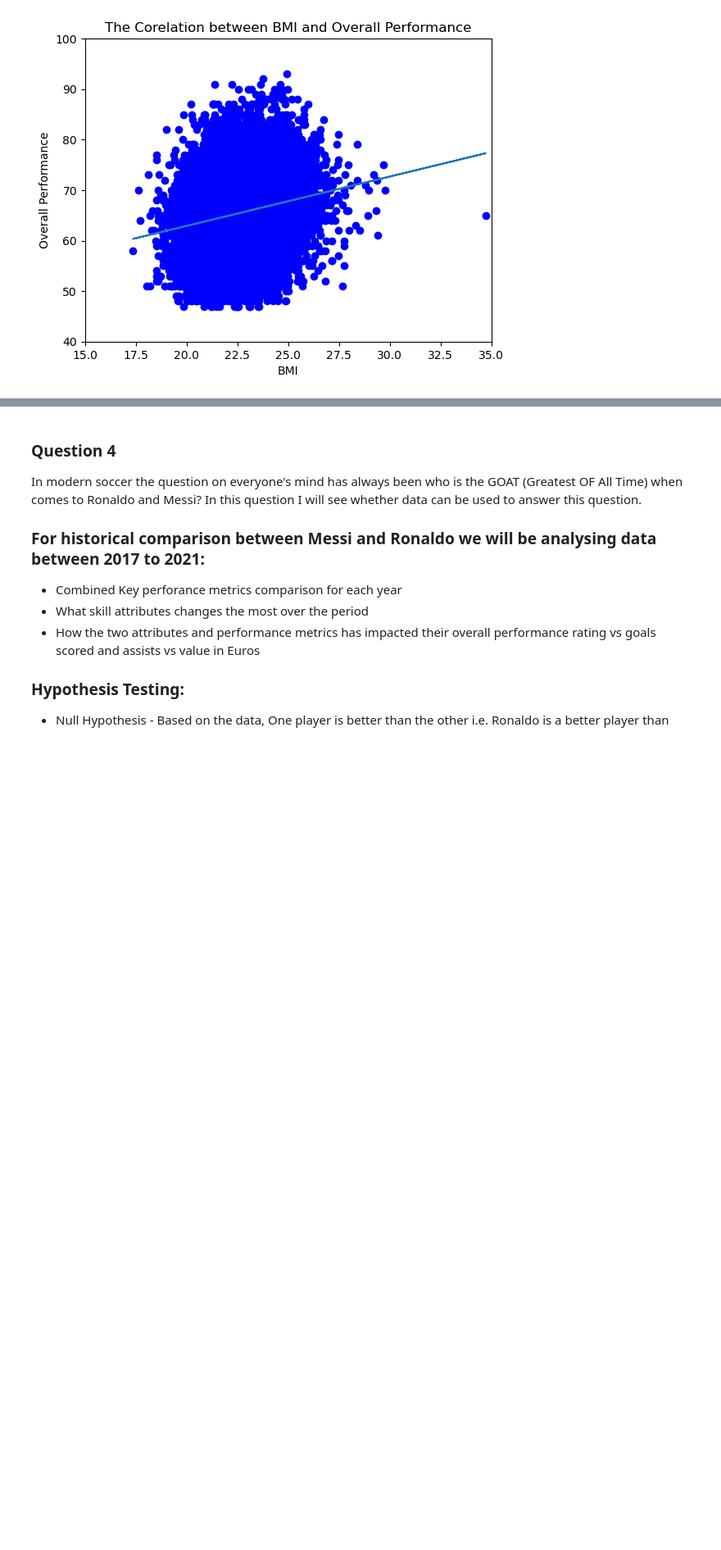
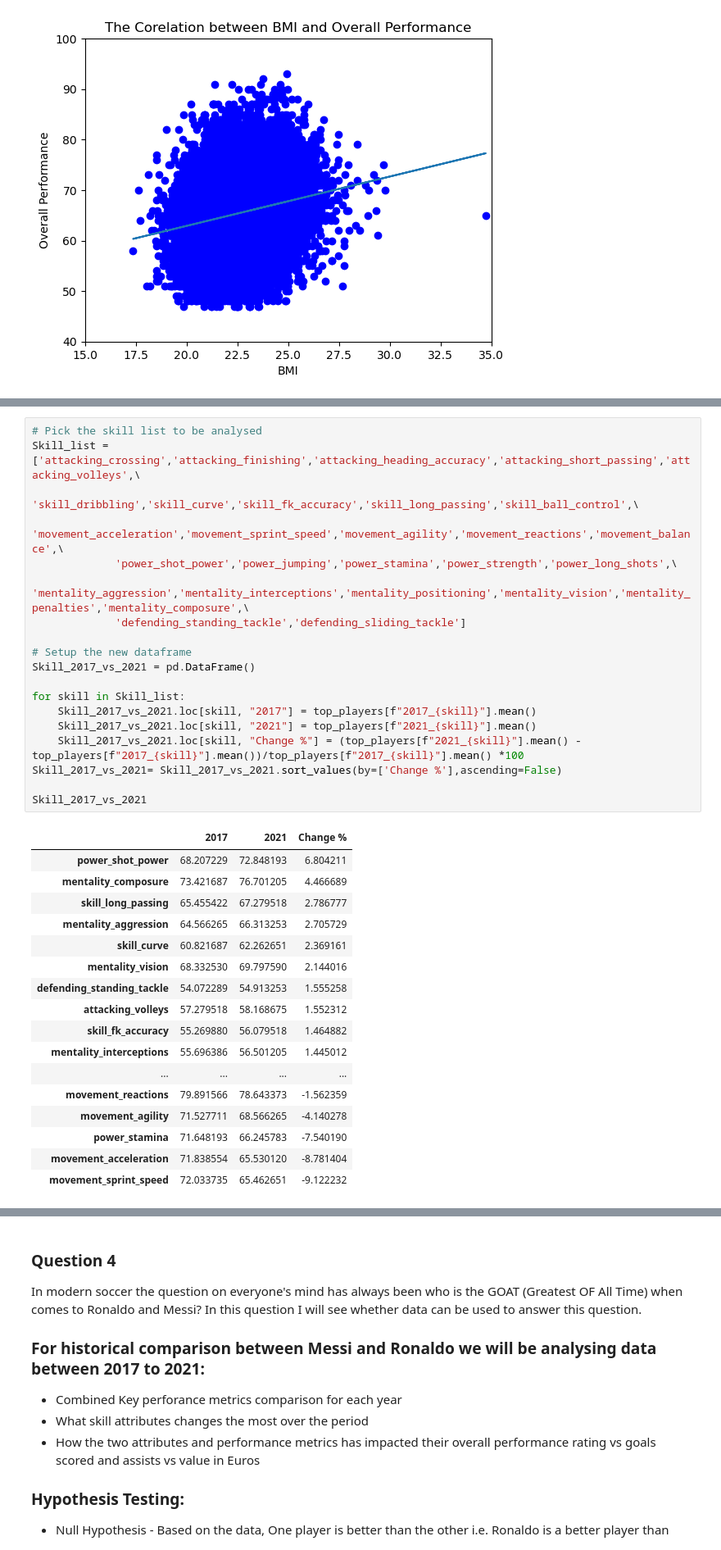
Before and after one commit to Misscoffeecassie/Group-2, a Jupyter notebook: Project_1_Group_2_FIFA_Players.ipynb, the cells around one changed output, grey strips where cells are left out. Shown at 82% size. Drawn from its saved outputs; the diff is of its cells as text; blank space fills up the shorter version.

```diff
--- a/Project_1_Group_2_FIFA_Players.ipynb
+++ b/Project_1_Group_2_FIFA_Players.ipynb
@@ -418,0 +452,37 @@ NameError: name 'st' is not defined
+# %%
+# Pick the skill list to be analysed
+Skill_list = ['attacking_crossing','attacking_finishing','attacking_heading_accuracy','attacking_short_passing','attacking_volleys',\
+             'skill_dribbling','skill_curve','skill_fk_accuracy','skill_long_passing','skill_ball_control',\
+             'movement_acceleration','movement_sprint_speed','movement_agility','movement_reactions','movement_balance',\
+             'power_shot_power','power_jumping','power_stamina','power_strength','power_long_shots',\
+             'mentality_aggression','mentality_interceptions','mentality_positioning','mentality_vision','mentality_penalties','mentality_composure',\
+             'defending_standing_tackle','defending_sliding_tackle']
+
+# Setup the new dataframe
+Skill_2017_vs_2021 = pd.DataFrame()
+
+for skill in Skill_list:
+    Skill_2017_vs_2021.loc[skill, "2017"] = top_players[f"2017_{skill}"].mean()
+    Skill_2017_vs_2021.loc[skill, "2021"] = top_players[f"2021_{skill}"].mean()
+    Skill_2017_vs_2021.loc[skill, "Change %"] = (top_players[f"2021_{skill}"].mean() - top_players[f"2017_{skill}"].mean())/top_players[f"2017_{skill}"].mean() *100
+Skill_2017_vs_2021= Skill_2017_vs_2021.sort_values(by=['Change %'],ascending=False)
+
+Skill_2017_vs_2021
+# %% [output]
+|  | 2017 | 2021 | Change % |
+| power_shot_power | 68.207229 | 72.848193 | 6.804211 |
+| mentality_composure | 73.421687 | 76.701205 | 4.466689 |
+| skill_long_passing | 65.455422 | 67.279518 | 2.786777 |
+| mentality_aggression | 64.566265 | 66.313253 | 2.705729 |
+| skill_curve | 60.821687 | 62.262651 | 2.369161 |
+| mentality_vision | 68.332530 | 69.797590 | 2.144016 |
+| defending_standing_tackle | 54.072289 | 54.913253 | 1.555258 |
+| attacking_volleys | 57.279518 | 58.168675 | 1.552312 |
+| skill_fk_accuracy | 55.269880 | 56.079518 | 1.464882 |
+| mentality_interceptions | 55.696386 | 56.501205 | 1.445012 |
+| ... | ... | ... | ... |
+| movement_reactions | 79.891566 | 78.643373 | -1.562359 |
+| movement_agility | 71.527711 | 68.566265 | -4.140278 |
+| power_stamina | 71.648193 | 66.245783 | -7.540190 |
+| movement_acceleration | 71.838554 | 65.530120 | -8.781404 |
+| movement_sprint_speed | 72.033735 | 65.462651 | -9.122232 |
```
Also changed, not shown: parts of 10 cells of this notebook, 8 other files.
